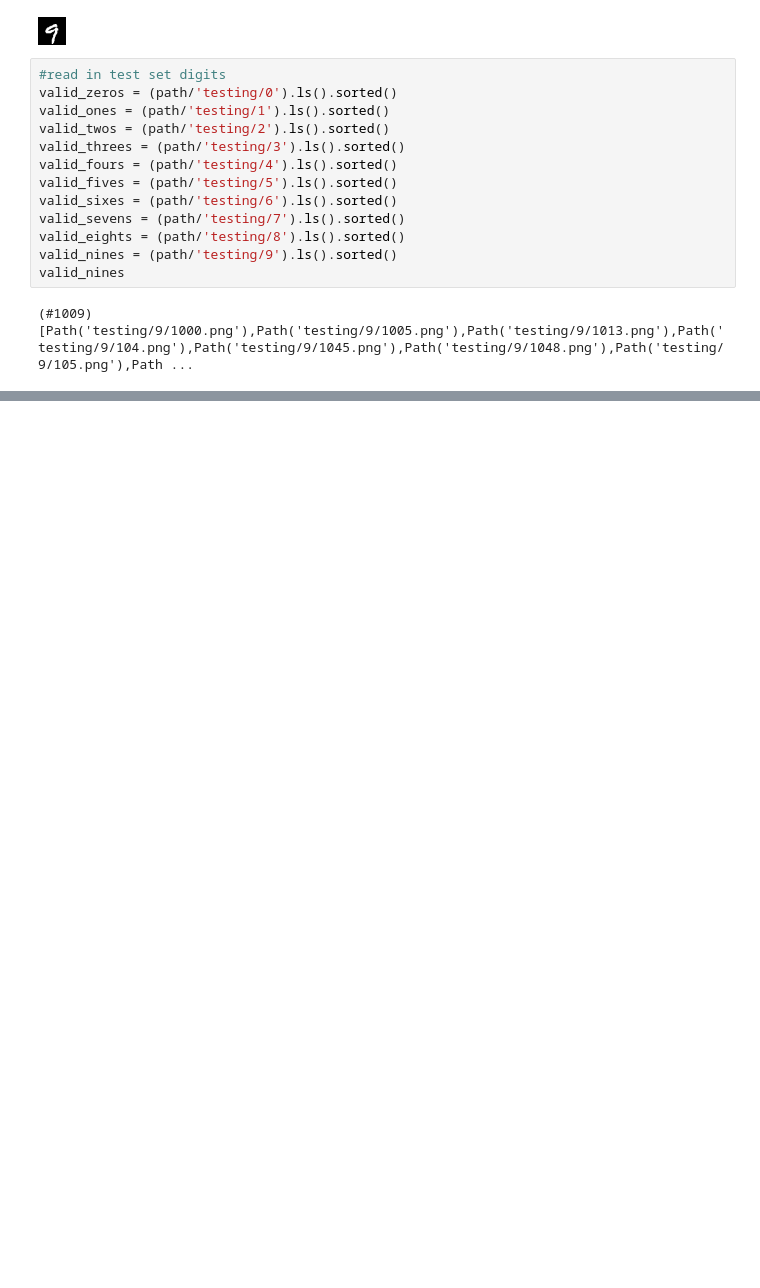
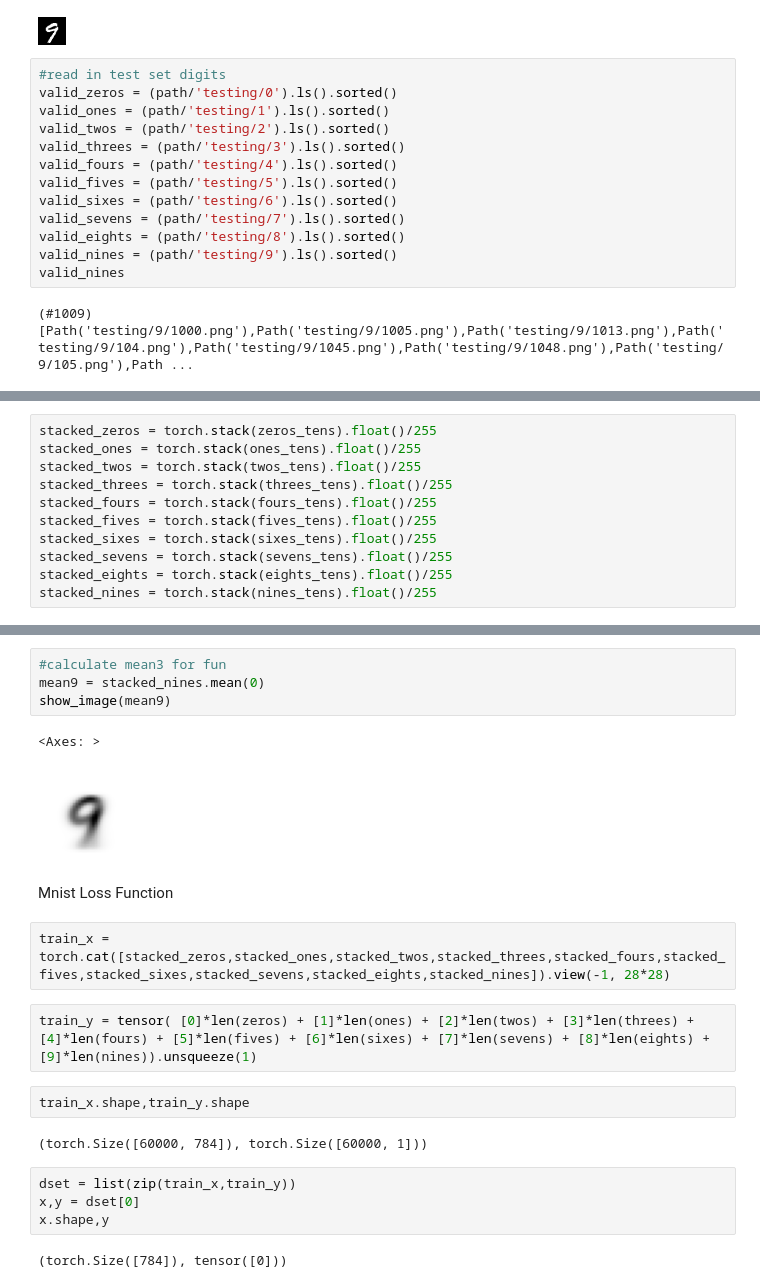
Before and after one commit to rubanzasilva/mnist_basics, a Jupyter notebook: Copy_of_mnist_full_ds_checkpoint.ipynb, the cells around one changed output, grey strips where cells are left out. Cells and saved outputs as stored; diff of their text form; blank space fills up the shorter version.

```diff
--- a/Copy_of_mnist_full_ds_checkpoint.ipynb
+++ b/Copy_of_mnist_full_ds_checkpoint.ipynb
@@ -84,0 +125,11 @@ valid_nines
+# %%
+stacked_zeros = torch.stack(zeros_tens).float()/255
+stacked_ones = torch.stack(ones_tens).float()/255
+stacked_twos = torch.stack(twos_tens).float()/255
+stacked_threes = torch.stack(threes_tens).float()/255
+stacked_fours = torch.stack(fours_tens).float()/255
+stacked_fives = torch.stack(fives_tens).float()/255
+stacked_sixes = torch.stack(sixes_tens).float()/255
+stacked_sevens = torch.stack(sevens_tens).float()/255
+stacked_eights = torch.stack(eights_tens).float()/255
+stacked_nines = torch.stack(nines_tens).float()/255
@@ -84,0 +151,23 @@ valid_nines
+# %%
+#calculate mean3 for fun
+mean9 = stacked_nines.mean(0)
+show_image(mean9)
+# %% [output]
+<Axes: >
+[figure, added]
+# %% [markdown]
+Mnist Loss Function
+# %%
+train_x = torch.cat([stacked_zeros,stacked_ones,stacked_twos,stacked_threes,stacked_fours,stacked_fives,stacked_sixes,stacked_sevens,stacked_eights,stacked_nines]).view(-1, 28*28)
+# %%
+train_y = tensor( [0]*len(zeros) + [1]*len(ones) + [2]*len(twos) + [3]*len(threes) + [4]*len(fours) + [5]*len(fives) + [6]*len(sixes) + [7]*len(sevens) + [8]*len(eights) + [9]*len(nines)).unsqueeze(1)
+# %%
+train_x.shape,train_y.shape
+# %% [output]
+(torch.Size([60000, 784]), torch.Size([60000, 1]))
+# %%
+dset = list(zip(train_x,train_y))
+x,y = dset[0]
+x.shape,y
+# %% [output]
+(torch.Size([784]), tensor([0]))
```
Also changed, not shown: parts of 39 cells of this notebook.
